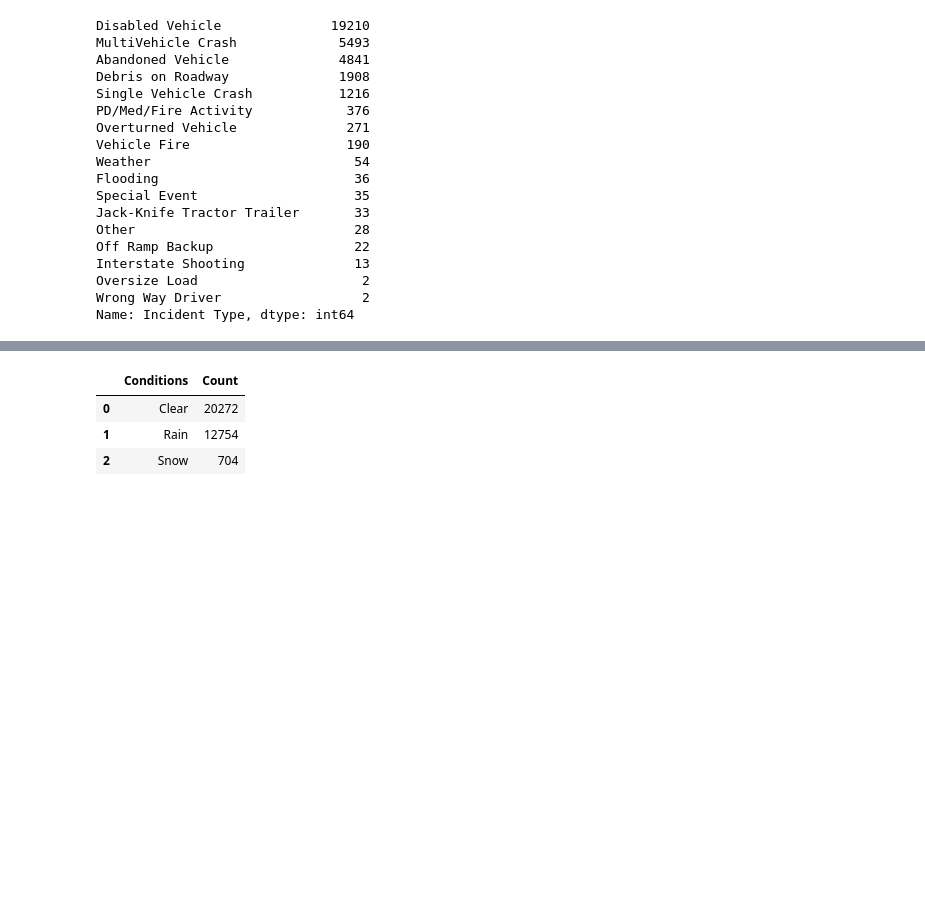
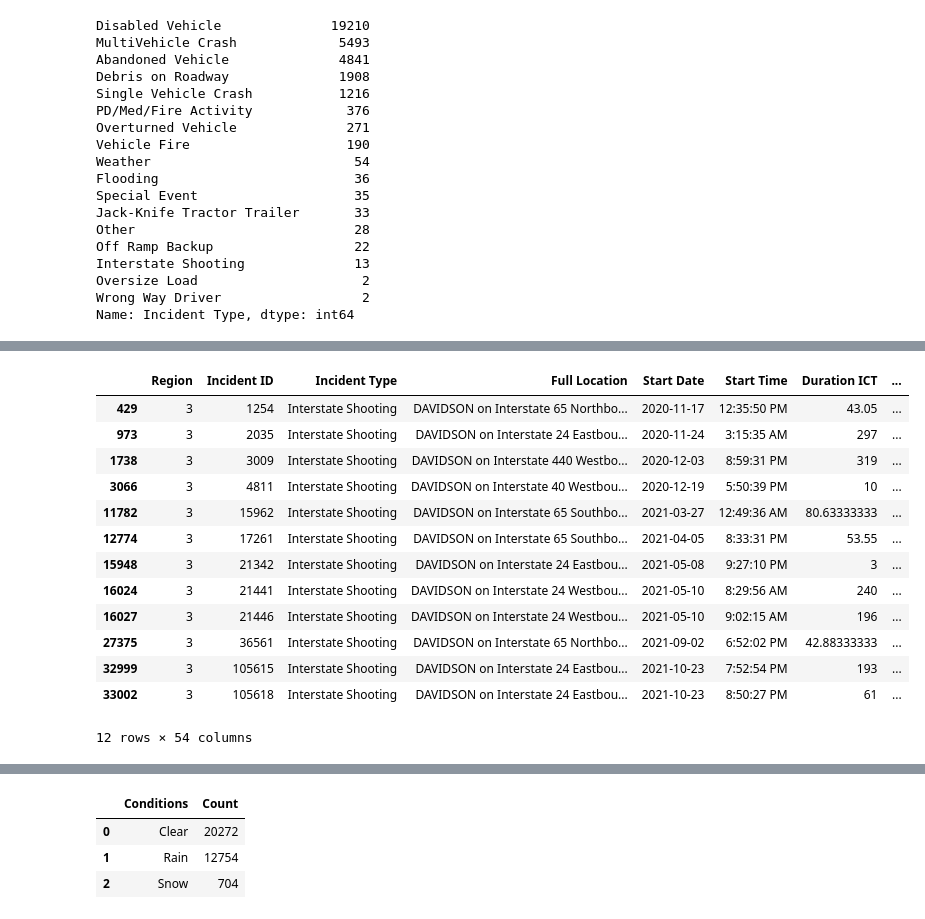
Before and after one commit to ssaggio/Capstone, a Jupyter notebook: notebook/Capstone_Suzanne.ipynb, the cells around one changed output, grey strips where cells are left out. Drawn from its saved outputs; the diff is of its cells as text; code cells hidden in the pictures; blank space fills up the shorter version.

```diff
--- a/notebook/Capstone_Suzanne.ipynb
+++ b/notebook/Capstone_Suzanne.ipynb
@@ -232,0 +250,19 @@ countys.head(1)
+# %%
+davidson_shooting_df = traffic_df.loc[(traffic_df['County']=='DAVIDSON') & (traffic_df['Incident Type'] == 'Interstate Shooting')]
+# %%
+davidson_shooting_df
+# %% [output]
+|  | Region | Incident ID | Incident Type | Full Location | Start Date | Start Time | Duration ICT | ... |
+| 429 | 3 | 1254 | Interstate Shooting | DAVIDSON on Interstate 65 Northbo... | 2020-11-17 | 12:35:50 PM | 43.05 | ... |
+| 973 | 3 | 2035 | Interstate Shooting | DAVIDSON on Interstate 24 Eastbou... | 2020-11-24 | 3:15:35 AM | 297 | ... |
+| 1738 | 3 | 3009 | Interstate Shooting | DAVIDSON on Interstate 440 Westbo... | 2020-12-03 | 8:59:31 PM | 319 | ... |
+| 3066 | 3 | 4811 | Interstate Shooting | DAVIDSON on Interstate 40 Westbou... | 2020-12-19 | 5:50:39 PM | 10 | ... |
+| 11782 | 3 | 15962 | Interstate Shooting | DAVIDSON on Interstate 65 Southbo... | 2021-03-27 | 12:49:36 AM | 80.63333333 | ... |
+| 12774 | 3 | 17261 | Interstate Shooting | DAVIDSON on Interstate 65 Southbo... | 2021-04-05 | 8:33:31 PM | 53.55 | ... |
+| 15948 | 3 | 21342 | Interstate Shooting | DAVIDSON on Interstate 24 Eastbou... | 2021-05-08 | 9:27:10 PM | 3 | ... |
+| 16024 | 3 | 21441 | Interstate Shooting | DAVIDSON on Interstate 24 Westbou... | 2021-05-10 | 8:29:56 AM | 240 | ... |
+| 16027 | 3 | 21446 | Interstate Shooting | DAVIDSON on Interstate 24 Westbou... | 2021-05-10 | 9:02:15 AM | 196 | ... |
+| 27375 | 3 | 36561 | Interstate Shooting | DAVIDSON on Interstate 65 Northbo... | 2021-09-02 | 6:52:02 PM | 42.88333333 | ... |
+| 32999 | 3 | 105615 | Interstate Shooting | DAVIDSON on Interstate 24 Eastbou... | 2021-10-23 | 7:52:54 PM | 193 | ... |
+| 33002 | 3 | 105618 | Interstate Shooting | DAVIDSON on Interstate 24 Eastbou... | 2021-10-23 | 8:50:27 PM | 61 | ... |
+12 rows × 54 columns
```
Also changed, not shown: parts of 78 cells of this notebook, 22 other files.
